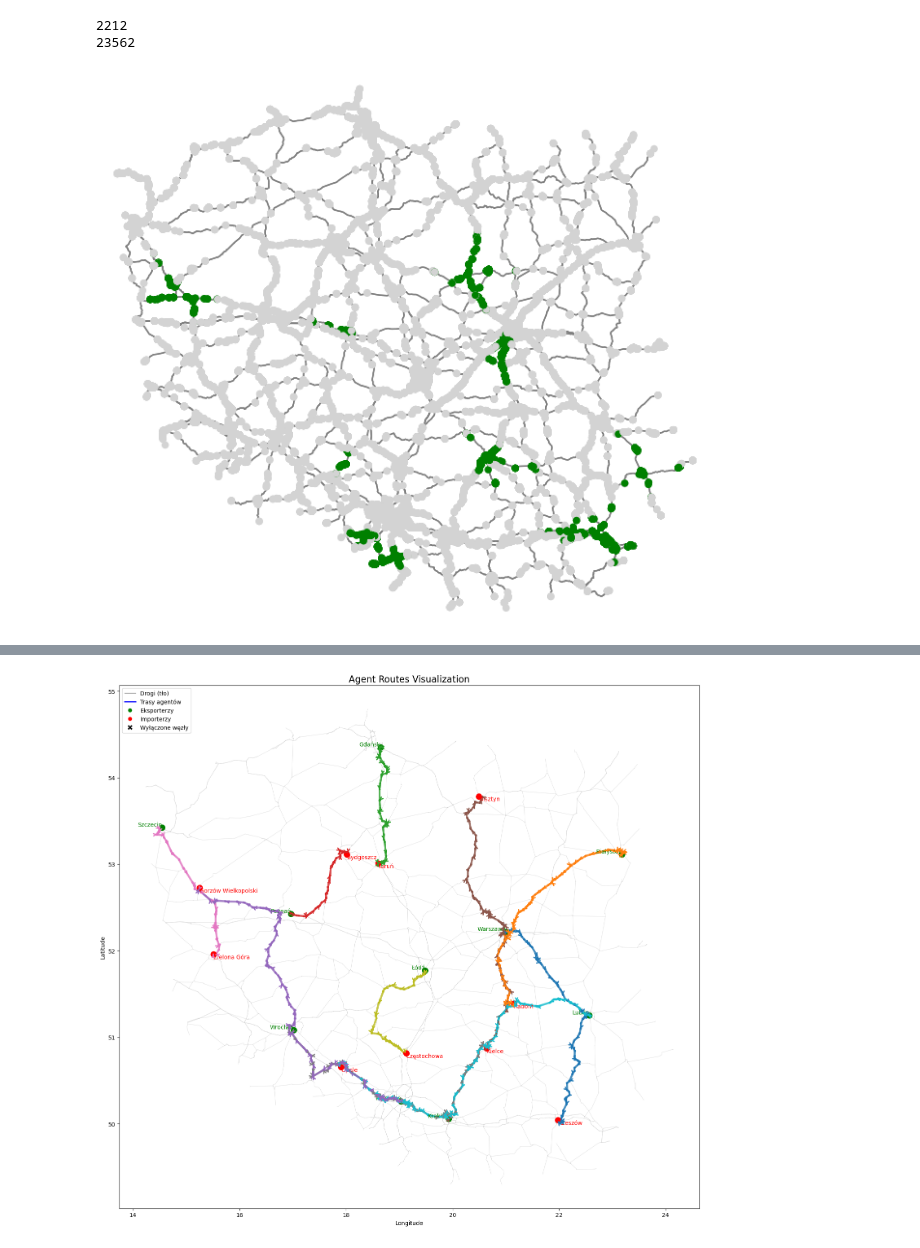
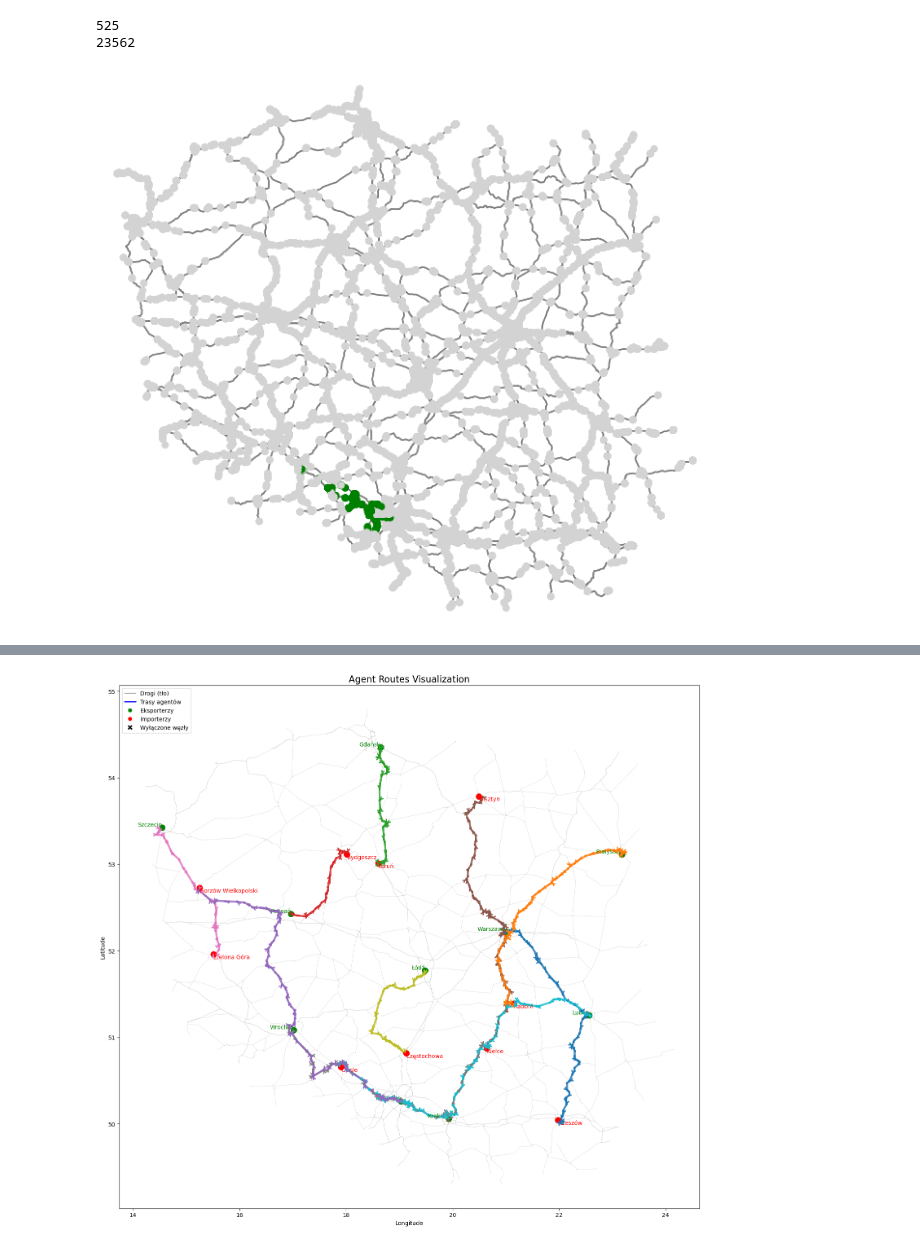
Before and after one commit to Kacpergalek/Supply_chain_simulator, a Jupyter notebook: network/transport_network.ipynb, the cells around one changed output, grey strips where cells are left out. Drawn from its saved outputs; the diff is of its cells as text; code cells hidden in the pictures.

Commit message:
disruption

```diff
--- a/network/transport_network.ipynb
+++ b/network/transport_network.ipynb
@@ -44,18 +44,20 @@ def show_graph_with_highlight(graph, highlight_nodes):
 # %%
 import json
 from graph_reader import GraphManager
+from utils.find_nodes_to_disrupt import bfs_limited
 
 reader = GraphManager()
 graph = reader.load_pickle_graph("poland_motorway_trunk_primary.pkl")
-with open("C:\\Users\\Konrad\\OneDrive\\Pulpit\\Studia\\Semestr5\\Symulacje\\Supply_chain_simulator\\form_data\\place_of_disruption.json", "r", encoding="utf-8") as file:
-    nodes = json.load(file)
+# with open("C:\\Users\\Konrad\\OneDrive\\Pulpit\\Studia\\Semestr5\\Symulacje\\Supply_chain_simulator\\form_data\\place_of_disruption.json", "r", encoding="utf-8") as file:
+#     nodes = json.load(file)
+nodes = bfs_limited(graph, 635761427, max_depth=20)
 print(len(nodes))
 print(len(graph.nodes()))
 show_graph_with_highlight(graph, nodes)
 # %% [output]
-2212
+525
 23562
-[figure, old version]
+[figure, new version]
 # %%
 import sys, os, math
 import networkx as nx
```
Also changed, not shown: 8 other files.
